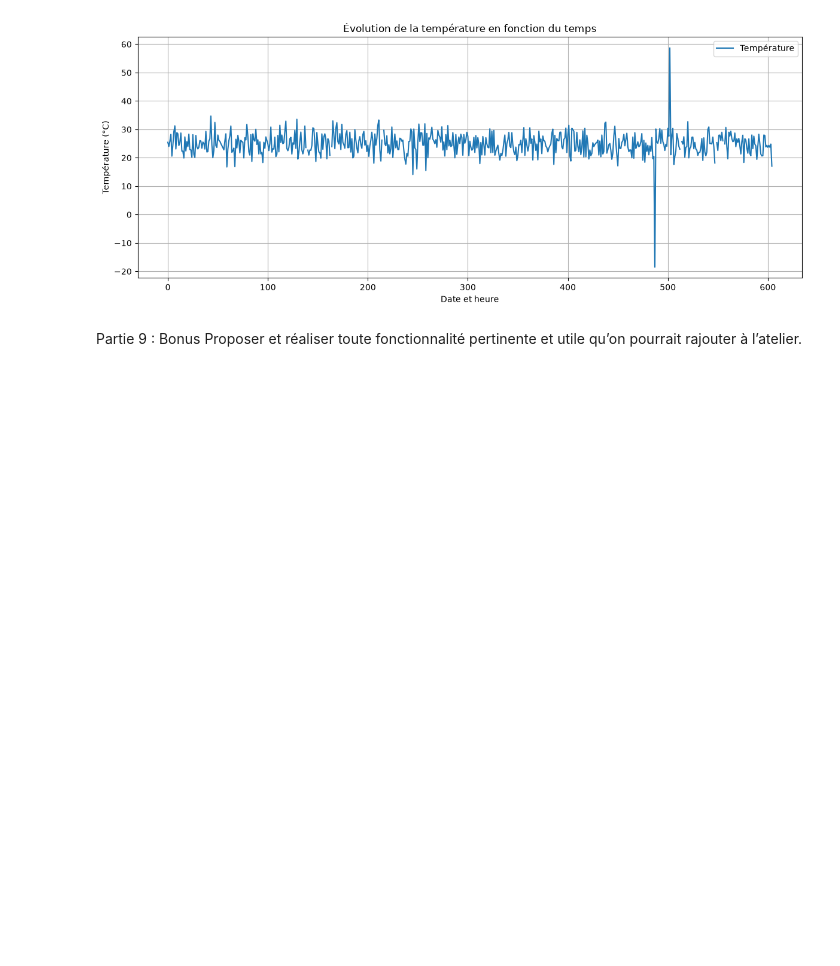
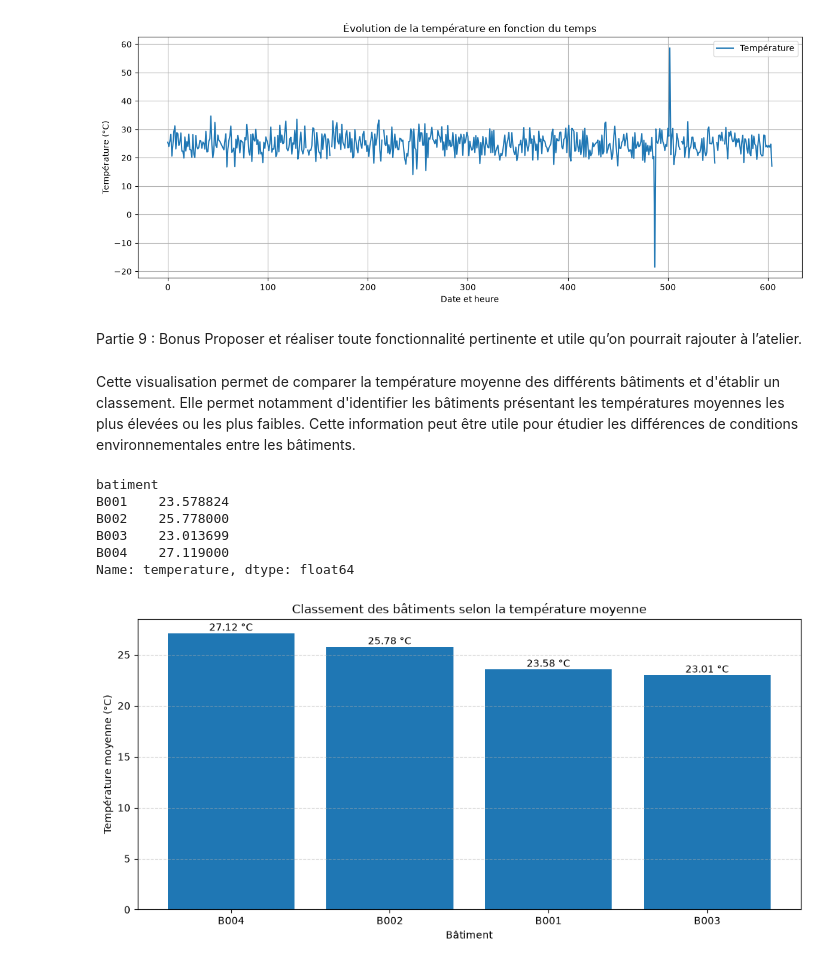
Before and after one commit to rokhayacoumbadiouf-bit/Atelier_Matplotlib, a Jupyter notebook: atelier_matplotlib_iot/notebooks/atelier_matplotlib_iot.ipynb, the cells around one changed output. Drawn from its saved outputs; the diff is of its cells as text; code cells hidden in the pictures; blank space fills up the shorter version.

```diff
--- a/atelier_matplotlib_iot/notebooks/atelier_matplotlib_iot.ipynb
+++ b/atelier_matplotlib_iot/notebooks/atelier_matplotlib_iot.ipynb
@@ -428,3 +428,51 @@ plt.show()
 # %% [markdown]
 Partie 9 : Bonus
 Proposer et réaliser toute fonctionnalité pertinente et utile qu’on pourrait rajouter à l’atelier.
+# %% [markdown]
+Cette visualisation permet de comparer la température moyenne des différents bâtiments et d'établir un classement. Elle permet notamment d'identifier les bâtiments présentant les températures moyennes les plus élevées ou les plus faibles. Cette information peut être utile pour étudier les différences de conditions environnementales entre les bâtiments.
+# %%
+temperature_batiment = df.groupby("batiment")["temperature"].mean()
+
+print(temperature_batiment)
+# %% [output]
+batiment
+B001    23.578824
+B002    25.778000
+B003    23.013699
+B004    27.119000
+Name: temperature, dtype: float64
+# %%
+temperature_batiment = (
+    df.groupby("batiment")["temperature"]
+    .mean()
+    .sort_values(ascending=False)
+)
+
+plt.figure(figsize=(10, 5))
+
+barres = plt.bar(
+    temperature_batiment.index,
+    temperature_batiment.values
+)
+
+plt.title("Classement des bâtiments selon la température moyenne")
+plt.xlabel("Bâtiment")
+plt.ylabel("Température moyenne (°C)")
+
+for barre in barres:
+    hauteur = barre.get_height()
+
+    plt.text(
+        barre.get_x() + barre.get_width() / 2,
+        hauteur,
+        f"{hauteur:.2f} °C",
+        ha="center",
+        va="bottom"
+    )
+
+plt.grid(axis="y", linestyle="--", alpha=0.5)
+
+plt.tight_layout()
+plt.show()
+# %% [output]
+[figure, added]
```
